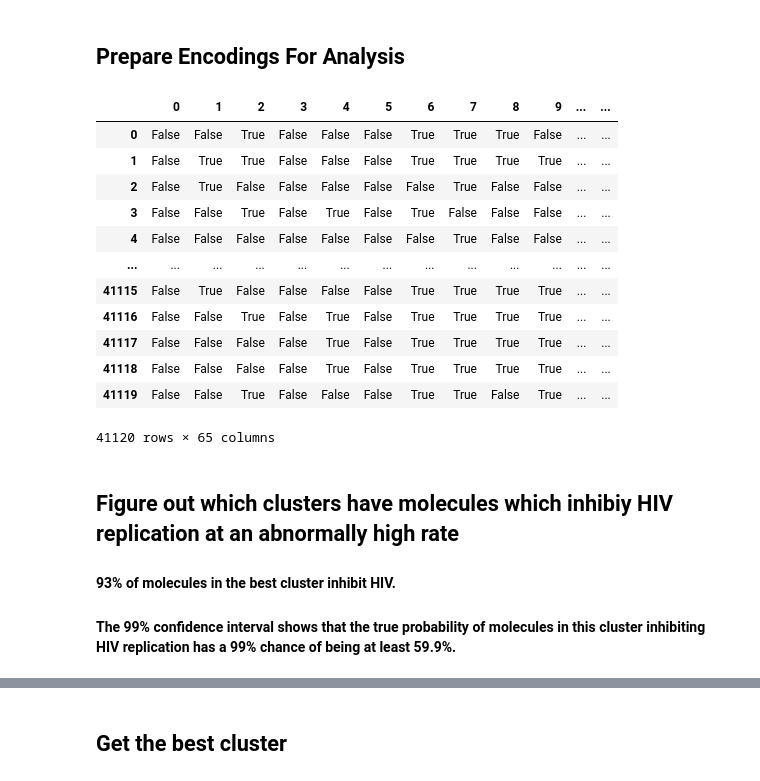
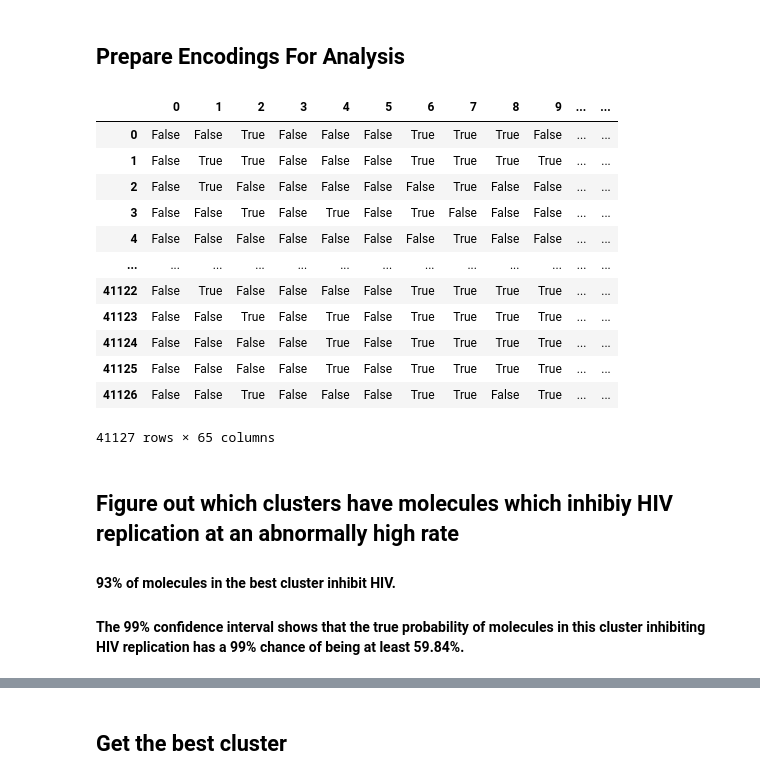
Before and after one commit to willbaskett/ChemROAR, a Jupyter notebook: demo.ipynb, the cells around one changed output, grey strips where cells are left out. Cells and saved outputs as stored; diff of their text form; code cells hidden in the pictures.

```diff
--- a/demo.ipynb
+++ b/demo.ipynb
@@ -75,4 +21,5 @@ model = ROAR.ChemROAR.from_pretrained("willbaskett/ChemROAR").to(device)
 # %% [markdown]
 ## Load the HIV dataset
 # %%
-X_base, y_base = load_dataset("hiv")
+data = pd.read_csv("resources/HIV.csv")
+data
@@ -80,32 +41,32 @@ X_base, y_base = load_dataset("hiv")
 ## Make Embeddings
 # %%
 #This will take a little while. We use batches of 64 here.
-X = pd.DataFrame(model.embed(X_base.ids, batch=64)).round().astype(bool)
-y = y_base.copy()
+X = pd.DataFrame(model.embed(data.smiles, batch=64)).round().astype(bool)
+y = data.HIV_active.copy()
 # %% [markdown]
 ## Prepare Encodings For Analysis
 # %%
 #add "label" column to encodings which is what the following analysis function wants
 encodings = X.copy()
-encodings["label"] = y.iloc[:,0]
+encodings["label"] = y
 encodings
 # %% [output]
 |  | 0 | 1 | 2 | 3 | 4 | 5 | 6 | 7 | 8 | 9 | ... | ... |
 | 0 | False | False | True | False | False | False | True | True | True | False | ... | ... |
 | 1 | False | True | True | False | False | False | True | True | True | True | ... | ... |
 | 2 | False | True | False | False | False | False | False | True | False | False | ... | ... |
 | 3 | False | False | True | False | True | False | True | False | False | False | ... | ... |
 | 4 | False | False | False | False | False | False | False | True | False | False | ... | ... |
 | ... | ... | ... | ... | ... | ... | ... | ... | ... | ... | ... | ... | ... |
-| 41115 | False | True | False | False | False | False | True | True | True | True | ... | ... |
-| 41116 | False | False | True | False | True | False | True | True | True | True | ... | ... |
-| 41117 | False | False | False | False | True | False | True | True | True | True | ... | ... |
-| 41118 | False | False | False | False | True | False | True | True | True | True | ... | ... |
-| 41119 | False | False | True | False | False | False | True | True | False | True | ... | ... |
+| 41122 | False | True | False | False | False | False | True | True | True | True | ... | ... |
+| 41123 | False | False | True | False | True | False | True | True | True | True | ... | ... |
+| 41124 | False | False | False | False | True | False | True | True | True | True | ... | ... |
+| 41125 | False | False | False | False | True | False | True | True | True | True | ... | ... |
+| 41126 | False | False | True | False | False | False | True | True | False | True | ... | ... |
-41120 rows × 65 columns
+41127 rows × 65 columns
 # %% [markdown]
 ## Figure out which clusters have molecules which inhibiy HIV replication at an abnormally high rate
 #### 93% of molecules in the best cluster inhibit HIV.
-#### The 99% confidence interval shows that the true probability of molecules in this cluster inhibiting HIV replication has a 99% chance of being at least 59.9%.
+#### The 99% confidence interval shows that the true probability of molecules in this cluster inhibiting HIV replication has a 99% chance of being at least 59.84%.
 # %%
 #get clusters of molecules most associated with inhibiting HIV replication, plot tree, this is a bit slow
```
Also changed, not shown: parts of 6 cells of this notebook, 1 other file.
